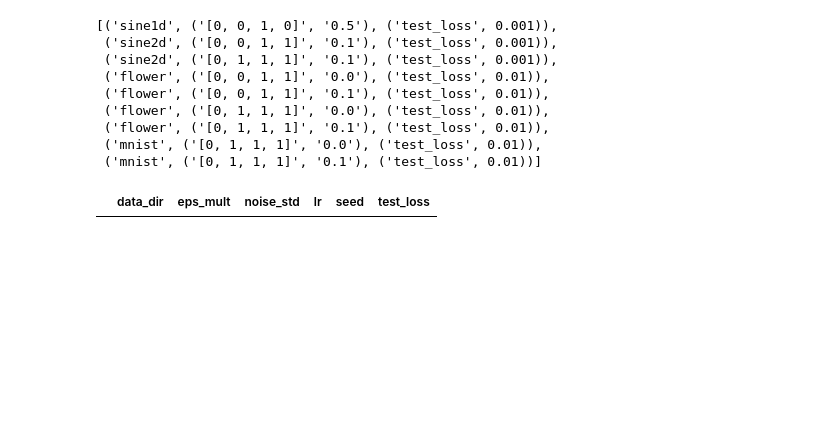
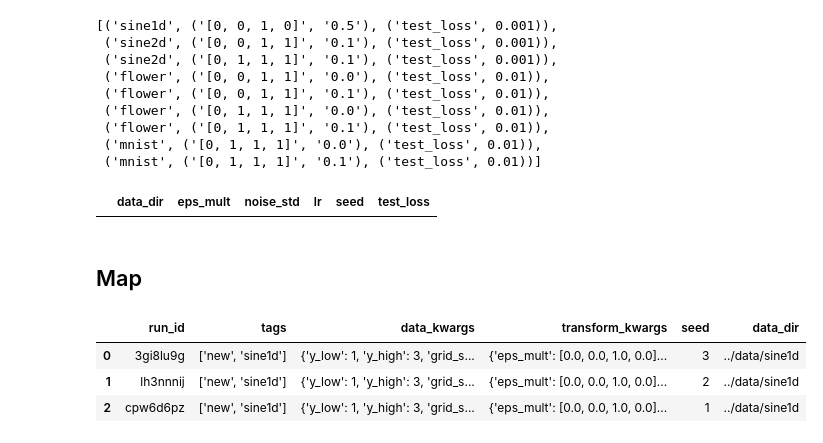
Before and after one commit to elidub/SymPDE, a Jupyter notebook: notebooks_symlie/results_step1.ipynb, the cells around one changed output. Saved outputs shown, nothing was run; the diff lists cells and outputs as text; code cells hidden in the pictures; blank space fills up the shorter version.

```diff
--- a/notebooks_symlie/results_step1.ipynb
+++ b/notebooks_symlie/results_step1.ipynb
@@ -216,3 +214,15 @@ d = df[['data_dir'] + group_params + hyper_params + ['seed'] + ['test_loss']]
 d[d['test_loss'].isna()]
 # %% [output]
 |  | data_dir | eps_mult | noise_std | lr | seed | test_loss |
+# %% [markdown]
+## Map
+# %%
+df_map = pd.read_pickle('../logs/store/map_df.pkl')
+df_map_sync = df_map[df_map['tags'].astype(str).str.contains('sine1d')]
+df_map_sync = df_map_sync.reset_index(drop=True)
+df_map_sync
+# %% [output]
+|  | run_id | tags | data_kwargs | transform_kwargs | seed | data_dir |
+| 0 | 3gi8lu9g | ['new', 'sine1d'] | {'y_low': 1, 'y_high': 3, 'grid_s... | {'eps_mult': [0.0, 0.0, 1.0, 0.0]... | 3 | ../data/sine1d |
+| 1 | lh3nnnij | ['new', 'sine1d'] | {'y_low': 1, 'y_high': 3, 'grid_s... | {'eps_mult': [0.0, 0.0, 1.0, 0.0]... | 2 | ../data/sine1d |
+| 2 | cpw6d6pz | ['new', 'sine1d'] | {'y_low': 1, 'y_high': 3, 'grid_s... | {'eps_mult': [0.0, 0.0, 1.0, 0.0]... | 1 | ../data/sine1d |
```
Also changed, not shown: parts of 4 cells of this notebook, 12 other files.
